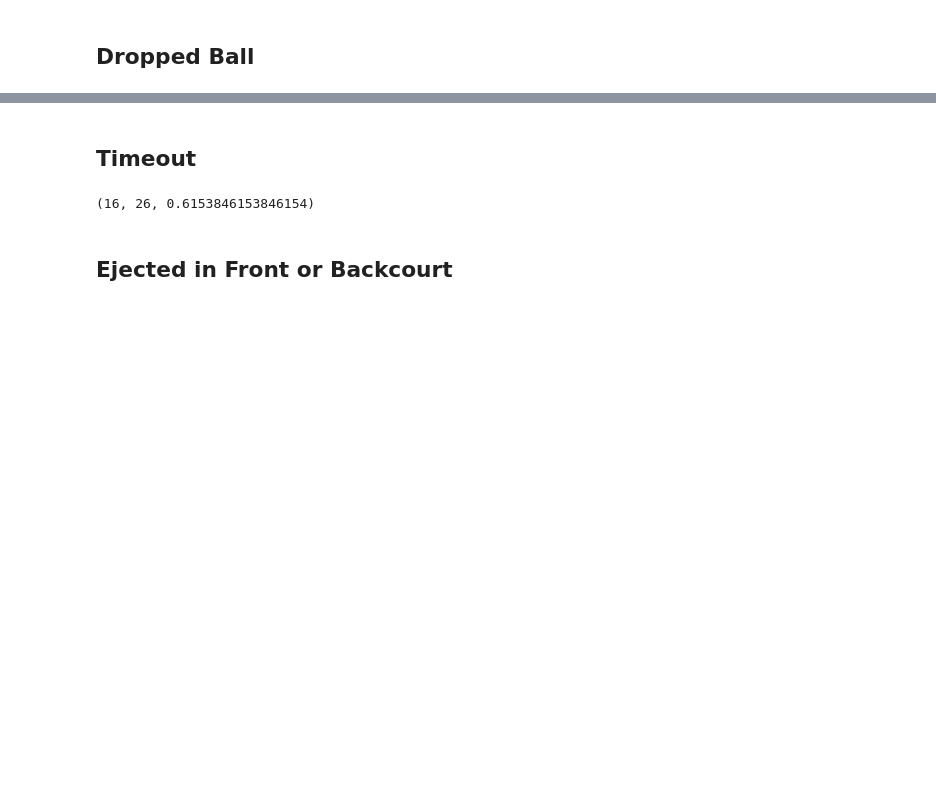
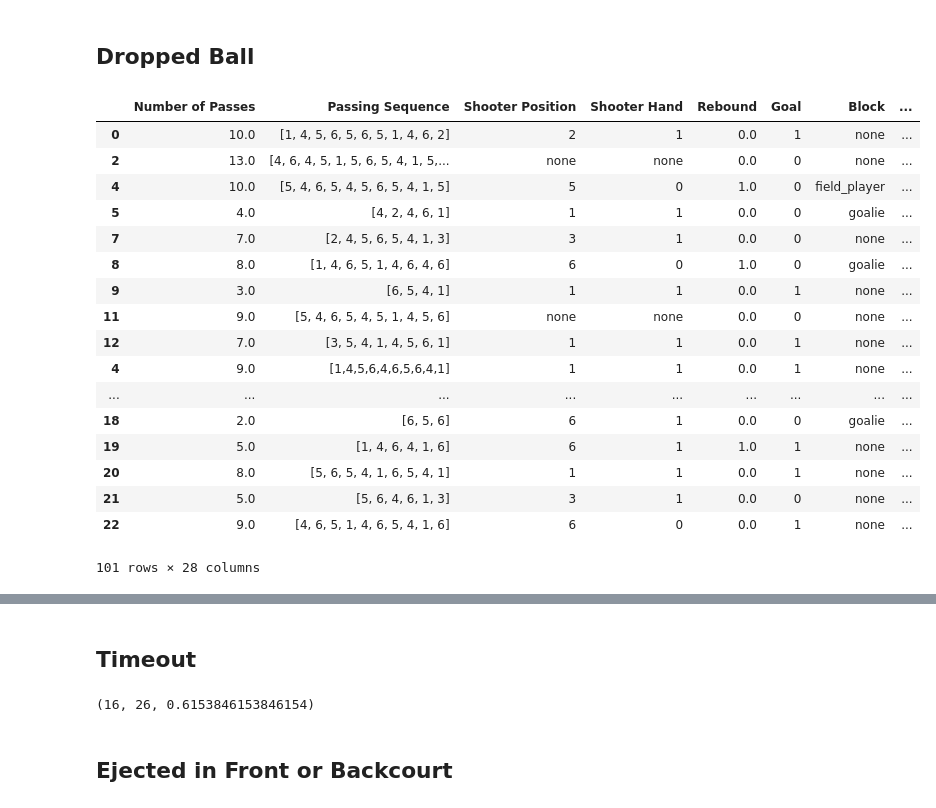
Before and after one commit to kevinshen1101/Water-Polo-Analytics, a Jupyter notebook: final_report/final_analysis.ipynb, the cells around one changed output, grey strips where cells are left out. Cells and saved outputs as stored; diff of their text form; code cells hidden in the pictures; blank space fills up the shorter version.

Commit message:
Added dropped ball methods in final_analysis notebook

```diff
--- a/final_report/final_analysis.ipynb
+++ b/final_report/final_analysis.ipynb
@@ -292,2 +312,24 @@ shot_with_assists_dict(df)
 # %% [markdown]
 ## Dropped Ball
+# %%
+df_dropped_balls = df[df['Dropped Ball'] > 0]
+df_dropped_balls
+# %% [output]
+|  | Number of Passes | Passing Sequence | Shooter Position | Shooter Hand | Rebound | Goal | Block | ... |
+| 0 | 10.0 | [1, 4, 5, 6, 5, 6, 5, 1, 4, 6, 2] | 2 | 1 | 0.0 | 1 | none | ... |
+| 2 | 13.0 | [4, 6, 4, 5, 1, 5, 6, 5, 4, 1, 5,... | none | none | 0.0 | 0 | none | ... |
+| 4 | 10.0 | [5, 4, 6, 5, 4, 5, 6, 5, 4, 1, 5] | 5 | 0 | 1.0 | 0 | field_player | ... |
+| 5 | 4.0 | [4, 2, 4, 6, 1] | 1 | 1 | 0.0 | 0 | goalie | ... |
+| 7 | 7.0 | [2, 4, 5, 6, 5, 4, 1, 3] | 3 | 1 | 0.0 | 0 | none | ... |
+| 8 | 8.0 | [1, 4, 6, 5, 1, 4, 6, 4, 6] | 6 | 0 | 1.0 | 0 | goalie | ... |
+| 9 | 3.0 | [6, 5, 4, 1] | 1 | 1 | 0.0 | 1 | none | ... |
+| 11 | 9.0 | [5, 4, 6, 5, 4, 5, 1, 4, 5, 6] | none | none | 0.0 | 0 | none | ... |
+| 12 | 7.0 | [3, 5, 4, 1, 4, 5, 6, 1] | 1 | 1 | 0.0 | 1 | none | ... |
+| 4 | 9.0 | [1,4,5,6,4,6,5,6,4,1] | 1 | 1 | 0.0 | 1 | none | ... |
+| ... | ... | ... | ... | ... | ... | ... | ... | ... |
+| 18 | 2.0 | [6, 5, 6] | 6 | 1 | 0.0 | 0 | goalie | ... |
+| 19 | 5.0 | [1, 4, 6, 4, 1, 6] | 6 | 1 | 1.0 | 1 | none | ... |
+| 20 | 8.0 | [5, 6, 5, 4, 1, 6, 5, 4, 1] | 1 | 1 | 0.0 | 1 | none | ... |
+| 21 | 5.0 | [5, 6, 4, 6, 1, 3] | 3 | 1 | 0.0 | 0 | none | ... |
+| 22 | 9.0 | [4, 6, 5, 1, 4, 6, 5, 4, 1, 6] | 6 | 0 | 0.0 | 1 | none | ... |
+101 rows × 28 columns
```
Also changed, not shown: parts of 4 cells of this notebook.
